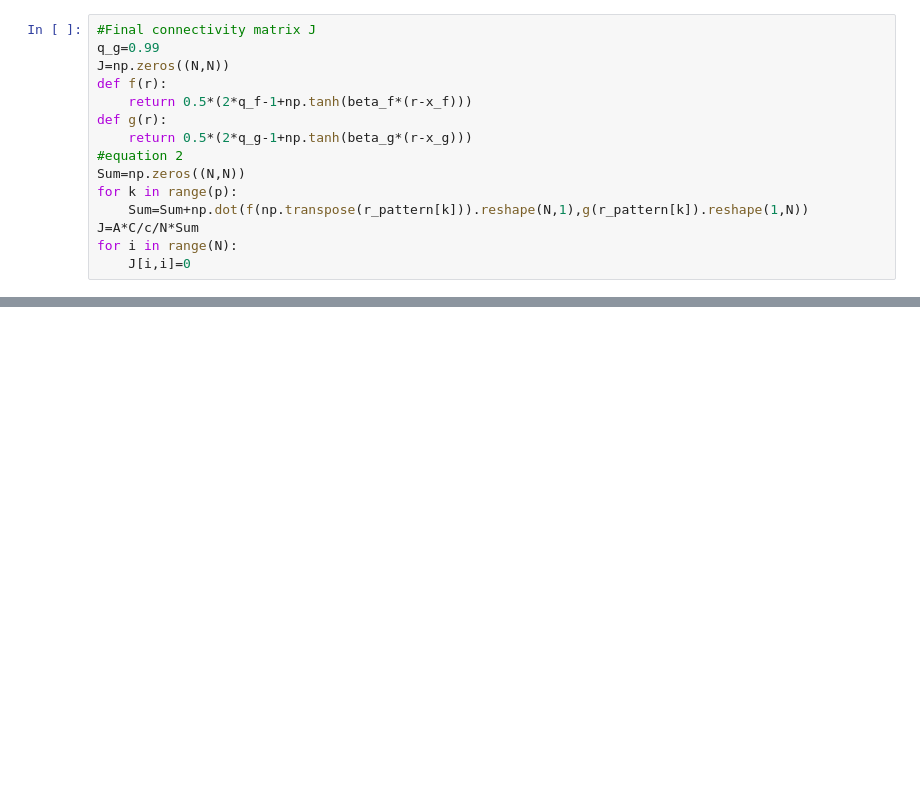
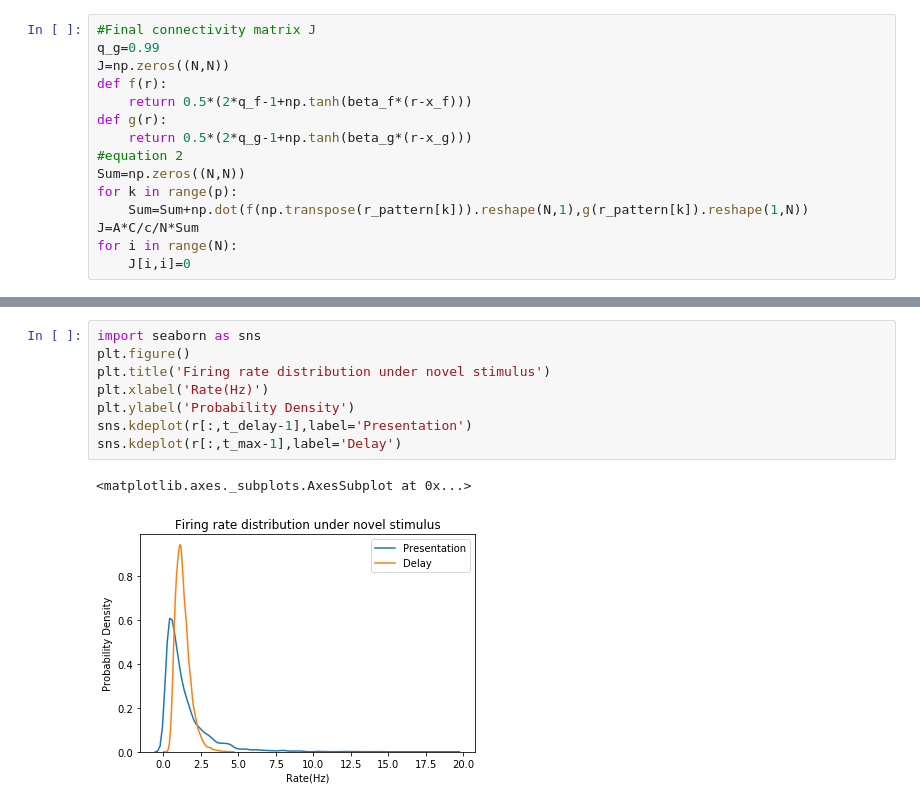
Before and after one commit to xmxhuihui/Final-Project, a Jupyter notebook: Attractor Network Model(Multiple Patterns).ipynb, the cells around one changed output, grey strips where cells are left out. Drawn from its saved outputs; the diff is of its cells as text; blank space fills up the shorter version.

```diff
--- a/Attractor Network Model(Multiple Patterns).ipynb
+++ b/Attractor Network Model(Multiple Patterns).ipynb
@@ -121,3 +131,14 @@ plt.savefig("Figures/overlap_novel.png")
+# %%
+import seaborn as sns
+plt.figure()
+plt.title('Firing rate distribution under novel stimulus')
+plt.xlabel('Rate(Hz)')
+plt.ylabel('Probability Density')
+sns.kdeplot(r[:,t_delay-1],label='Presentation')
+sns.kdeplot(r[:,t_max-1],label='Delay')
+# %% [output]
+<matplotlib.axes._subplots.AxesSubplot at 0x...>
+[figure, added]
 # %%
 #Familiar Stimulus
 I=I0*xi_pattern[0]
```
Also changed, not shown: parts of 8 cells of this notebook, 9 other files.
